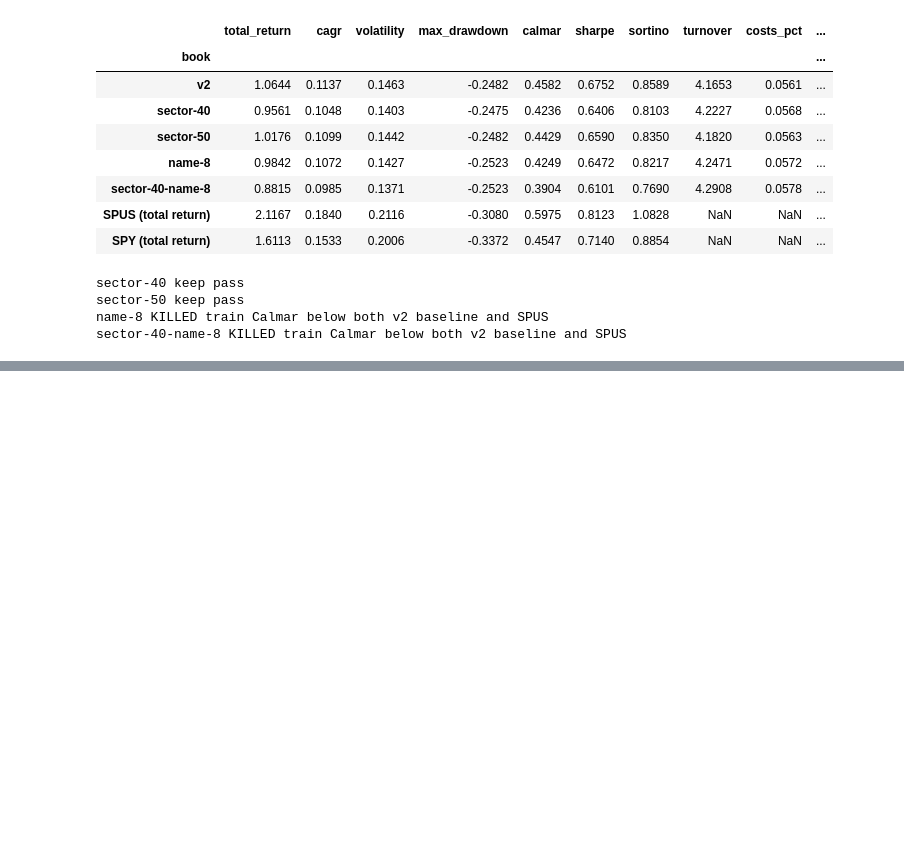
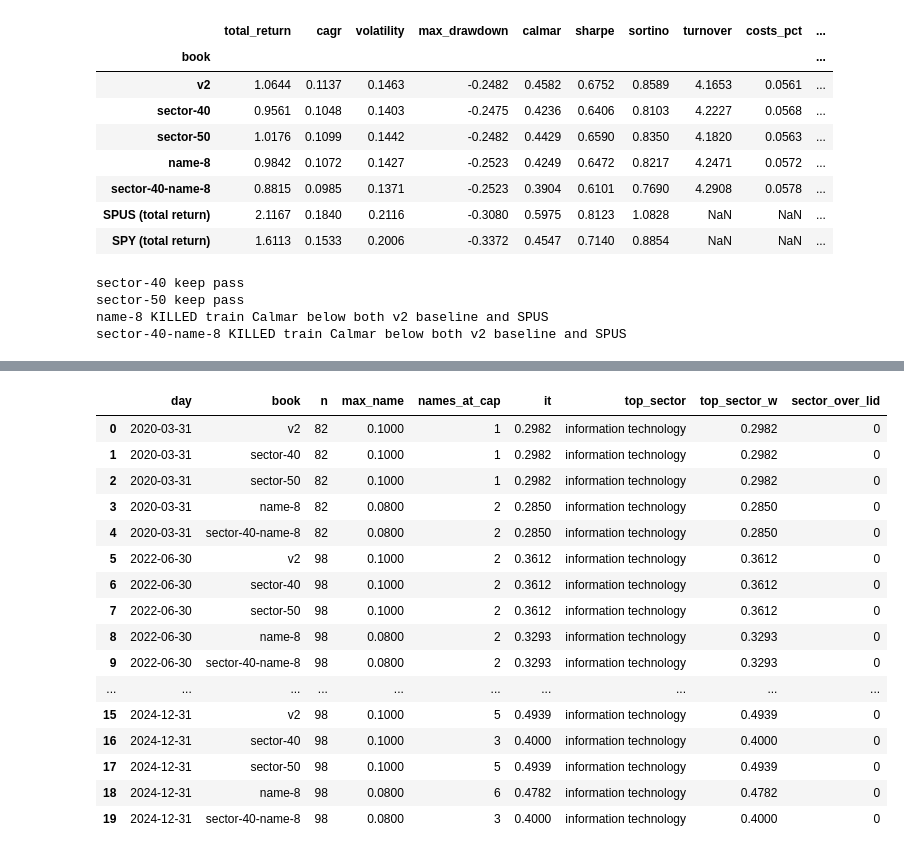
Before and after one commit to Monterey-Finance/Monterey-Finance, a Jupyter notebook: Research/papers/20-concentration/code.ipynb, the cells around one changed output, grey strips where cells are left out. Saved outputs shown, nothing was run; the diff lists cells and outputs as text; code cells hidden in the pictures; blank space fills up the shorter version.

```diff
--- a/Research/papers/20-concentration/code.ipynb
+++ b/Research/papers/20-concentration/code.ipynb
@@ -108,0 +139,85 @@ sector-40-name-8 KILLED train Calmar below both v2 baseline and SPUS
+# %%
+import pandas as pd
+from monterey.layers import screen, build_weights
+from monterey.layers.signals import Context, run_brain
+from monterey.spec import BookSpec
+
+DAYS = ["2020-03-31", "2022-06-30", "2023-12-29", "2024-12-31"]
+
+SPECS = {
+    "v2": BookSpec.load("fcf-sma-v2-baseline"),
+    "sector-40": BookSpec.load("fcf-sma-v2-baseline").replace(
+        id="sector-40", construction={"sector_cap": 0.40}
+    ),
+    "sector-50": BookSpec.load("fcf-sma-v2-baseline").replace(
+        id="sector-50", construction={"sector_cap": 0.50}
+    ),
+    "name-8": BookSpec.load("fcf-sma-v2-baseline").replace(
+        id="name-8", construction={"name_cap": 0.08}
+    ),
+    "sector-40-name-8": BookSpec.load("fcf-sma-v2-baseline").replace(
+        id="sector-40-name-8", construction={"sector_cap": 0.40, "name_cap": 0.08}
+    ),
+}
+
+
+def weights_on(spec, day: str) -> pd.Series:
+    held = screen(rd, day, spec)
+    picked = run_brain(Context(data=rd, spec=spec, as_of=pd.Timestamp(day).date(), screen=held))
+    return build_weights(picked, spec, rd.sectors)
+
+
+def sector_shares(w: pd.Series) -> pd.Series:
+    labels = w.index.map(lambda s: rd.sectors.get(str(s), "unknown"))
+    return w.groupby(labels).sum().sort_values(ascending=False)
+
+
+def it_weight(sectors: pd.Series) -> float:
+    if sectors.empty:
+        return 0.0
+    mask = sectors.index.astype(str).str.lower().str.contains("information technology")
+    return float(sectors[mask].sum())
+
+
+rows = []
+for day in DAYS:
+    for name, spec in SPECS.items():
+        w = weights_on(spec, day)
+        sectors = sector_shares(w) if not w.empty else pd.Series(dtype=float)
+        it = it_weight(sectors)
+        cap_name = spec.construction.get("name_cap")
+        cap_sec = spec.construction.get("sector_cap")
+        rows.append(
+            {
+                "day": day,
+                "book": name,
+                "n": int(len(w)),
+                "max_name": float(w.max()) if len(w) else None,
+                "names_at_cap": int((w >= (cap_name or 1.0) - 1e-4).sum()) if cap_name else 0,
+                "it": it,
+                "top_sector": sectors.index[0] if len(sectors) else None,
+                "top_sector_w": float(sectors.iloc[0]) if len(sectors) else None,
+                "sector_over_lid": int((sectors > (cap_sec or 1.0) + 1e-9).sum()) if cap_sec else 0,
+            }
+        )
+
+census = pd.DataFrame(rows)
+census
+# %% [output]
+|  | day | book | n | max_name | names_at_cap | it | top_sector | top_sector_w | sector_over_lid |
+| 0 | 2020-03-31 | v2 | 82 | 0.1000 | 1 | 0.2982 | information technology | 0.2982 | 0 |
+| 1 | 2020-03-31 | sector-40 | 82 | 0.1000 | 1 | 0.2982 | information technology | 0.2982 | 0 |
+| 2 | 2020-03-31 | sector-50 | 82 | 0.1000 | 1 | 0.2982 | information technology | 0.2982 | 0 |
+| 3 | 2020-03-31 | name-8 | 82 | 0.0800 | 2 | 0.2850 | information technology | 0.2850 | 0 |
+| 4 | 2020-03-31 | sector-40-name-8 | 82 | 0.0800 | 2 | 0.2850 | information technology | 0.2850 | 0 |
+| 5 | 2022-06-30 | v2 | 98 | 0.1000 | 2 | 0.3612 | information technology | 0.3612 | 0 |
+| 6 | 2022-06-30 | sector-40 | 98 | 0.1000 | 2 | 0.3612 | information technology | 0.3612 | 0 |
+| 7 | 2022-06-30 | sector-50 | 98 | 0.1000 | 2 | 0.3612 | information technology | 0.3612 | 0 |
+| 8 | 2022-06-30 | name-8 | 98 | 0.0800 | 2 | 0.3293 | information technology | 0.3293 | 0 |
+| 9 | 2022-06-30 | sector-40-name-8 | 98 | 0.0800 | 2 | 0.3293 | information technology | 0.3293 | 0 |
+| ... | ... | ... | ... | ... | ... | ... | ... | ... | ... |
+| 15 | 2024-12-31 | v2 | 98 | 0.1000 | 5 | 0.4939 | information technology | 0.4939 | 0 |
+| 16 | 2024-12-31 | sector-40 | 98 | 0.1000 | 3 | 0.4000 | information technology | 0.4000 | 0 |
+| 17 | 2024-12-31 | sector-50 | 98 | 0.1000 | 5 | 0.4939 | information technology | 0.4939 | 0 |
+| 18 | 2024-12-31 | name-8 | 98 | 0.0800 | 6 | 0.4782 | information technology | 0.4782 | 0 |
+| 19 | 2024-12-31 | sector-40-name-8 | 98 | 0.0800 | 3 | 0.4000 | information technology | 0.4000 | 0 |
```
Also changed, not shown: parts of 13 cells of this notebook, 25 other files.
